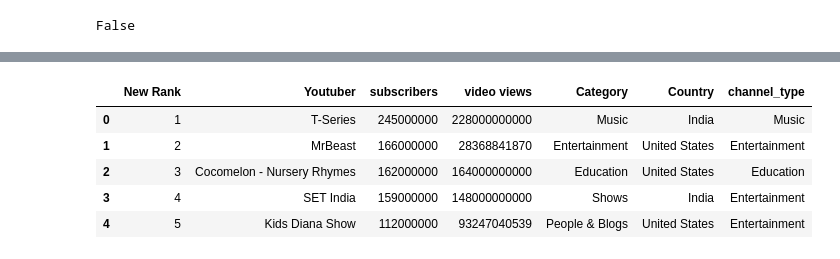
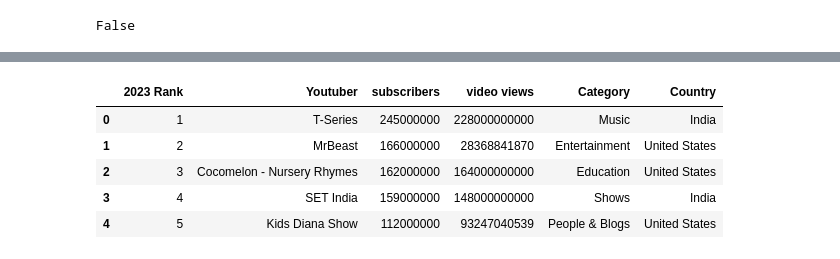
Before and after one commit to metguy/trending_youtubers, a Jupyter notebook: 2023_YouTuber_Analysis.ipynb, the cells around one changed output, grey strips where cells are left out. Saved outputs shown, nothing was run; the diff lists cells and outputs as text; code cells hidden in the pictures.

```diff
--- a/YouTuber_Analysis.ipynb
+++ b/2023_YouTuber_Analysis.ipynb
@@ -15,7 +15,7 @@ please provide us feedback at https://github.com/pandas-dev/pandas/issues/54466
 # %% [markdown]
 Then we'll need to read in the first csv file. We'll call the dataframe 'df_oldstats' since this file contains the data on 2023's trending YouTubers:
 # %%
-df_oldstats = pd.read_csv('old_datadump/GlobalYTstats.csv')
+df_oldstats = pd.read_csv('datadump/GlobalYTstats.csv')
 
 df_oldstats.head()
 # %% [output]
@@ -98,0 +65,18 @@ Number of rows after cleaning data:  50
+# %%
+#drop rows to shorten data to the top 50 youtubers
+df_oldstats.drop(df_oldstats.index[range(50, 987)], axis=0, inplace=True)
+
+#reset index and drop old one
+df_oldstats = df_oldstats.reset_index(drop=True)
+
+#displaying cleaned up dataset along with narrowed down cols and rows
+cols = len(df_oldstats.axes[1])
+rows = len(df_oldstats.axes[0])
+print("Number of columns after cleaning data: ", cols)
+print("Number of rows after cleaning data: ", rows)
+
+#set the dataframe options to suppress scientifc notation by setting float_format and then display ALL cols and rows
+pd.options.display.float_format = '{:.0f}'.format
+pd.set_option('display.max_rows', None)
+pd.set_option('display.max_columns', None)
+df_oldstats.head(None)
@@ -111,7 +115,6 @@ null_rows.head(None)
 #researched and filled null value errors
 df_oldstats.at[11, 'Country'] = 'India'
 df_oldstats.at[34, 'Country'] = 'United States'
-df_oldstats.at[34, 'channel_type'] = 'Education'
 df_oldstats.at[44, 'Country'] = 'Mexico'
 df_oldstats.at[47, 'Country'] = 'Puerto Rico'
 
@@ -120,8 +123,8 @@ df_oldstats.isnull().values.any()
 # %% [output]
 False
 # %%
-#now let's create a new rank for the top 50 youtubers
-df_oldstats['New Rank'] = df_oldstats['rank'].rank()
+#now let's create a new rank for the top 50 youtubers of 2023
+df_oldstats['2023 Rank'] = df_oldstats['rank'].rank()
 
 df_oldstats.head(5)
 # %% [output]
@@ -134,12 +137,12 @@ df_oldstats.head(5)
 # %%
 #drop old rank column and reorder new rank column
 df_oldstats = df_oldstats.drop(columns = ['rank'])
-df_oldstats = df_oldstats.iloc[:,[6,0,1,2,3,4,5]]
+df_oldstats = df_oldstats.iloc[:,[5,0,1,2,3,4,]]
 df_oldstats.head(5)
 # %% [output]
-|  | New Rank | Youtuber | subscribers | video views | Category | Country | channel_type |
-| 0 | 1 | T-Series | 245000000 | 228000000000 | Music | India | Music |
-| 1 | 2 | MrBeast | 166000000 | 28368841870 | Entertainment | United States | Entertainment |
-| 2 | 3 | Cocomelon - Nursery Rhymes | 162000000 | 164000000000 | Education | United States | Education |
-| 3 | 4 | SET India | 159000000 | 148000000000 | Shows | India | Entertainment |
-| 4 | 5 | Kids Diana Show | 112000000 | 93247040539 | People & Blogs | United States | Entertainment |
+|  | 2023 Rank | Youtuber | subscribers | video views | Category | Country |
+| 0 | 1 | T-Series | 245000000 | 228000000000 | Music | India |
+| 1 | 2 | MrBeast | 166000000 | 28368841870 | Entertainment | United States |
+| 2 | 3 | Cocomelon - Nursery Rhymes | 162000000 | 164000000000 | Education | United States |
+| 3 | 4 | SET India | 159000000 | 148000000000 | Shows | India |
+| 4 | 5 | Kids Diana Show | 112000000 | 93247040539 | People & Blogs | United States |
```
Also changed, not shown: parts of 7 cells of this notebook, 3 other files.
